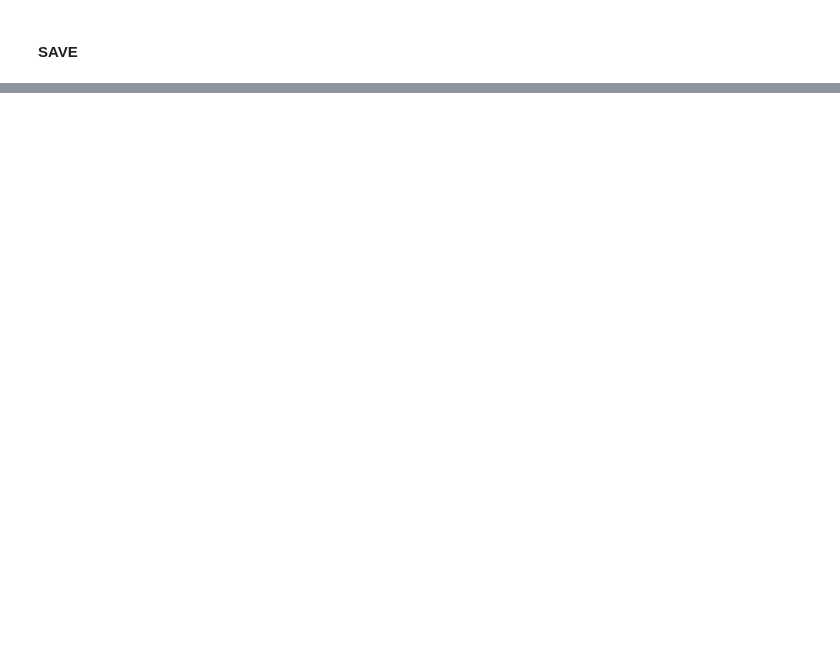
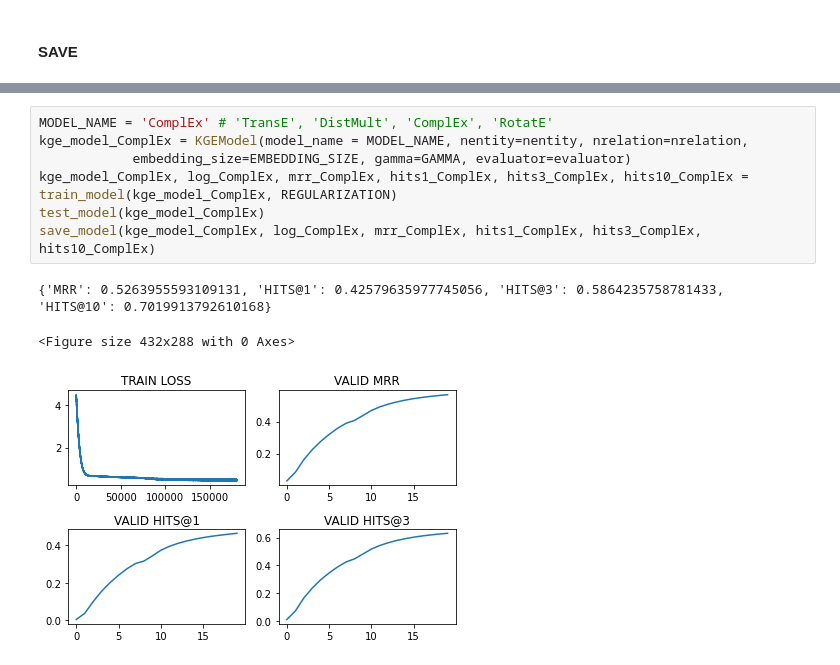
Before and after one commit to eegoro/KGE_link_prediction, a Jupyter notebook: model.ipynb, the cells around one changed output, grey strips where cells are left out. Drawn from its saved outputs; the diff is of its cells as text; blank space fills up the shorter version.

```diff
--- a/model.ipynb
+++ b/model.ipynb
@@ -363,0 +481,11 @@ plt.savefig(NAME_PATH+'//result.png', dpi=300, facecolor='w', edgecolor='w')
+# %%
+MODEL_NAME = 'ComplEx' # 'TransE', 'DistMult', 'ComplEx', 'RotatE'
+kge_model_ComplEx = KGEModel(model_name = MODEL_NAME, nentity=nentity, nrelation=nrelation,
+            embedding_size=EMBEDDING_SIZE, gamma=GAMMA, evaluator=evaluator)
+kge_model_ComplEx, log_ComplEx, mrr_ComplEx, hits1_ComplEx, hits3_ComplEx, hits10_ComplEx = train_model(kge_model_ComplEx, REGULARIZATION)
+test_model(kge_model_ComplEx)
+save_model(kge_model_ComplEx, log_ComplEx, mrr_ComplEx, hits1_ComplEx, hits3_ComplEx, hits10_ComplEx)
+# %% [output]
+{'MRR': 0.5263955593109131, 'HITS@1': 0.42579635977745056, 'HITS@3': 0.5864235758781433, 'HITS@10': 0.7019913792610168}
+<Figure size 432x288 with 0 Axes>
+[figure, added]
```
Also changed, not shown: parts of 13 cells of this notebook.
